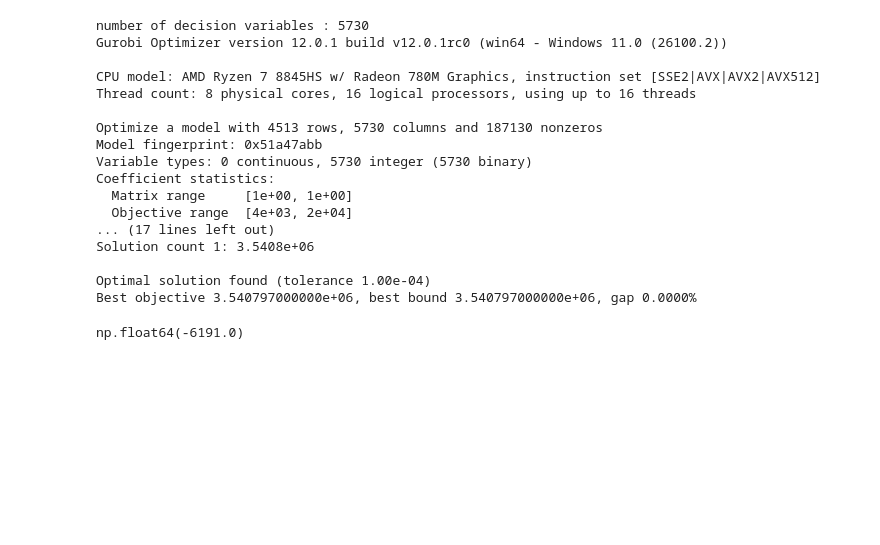
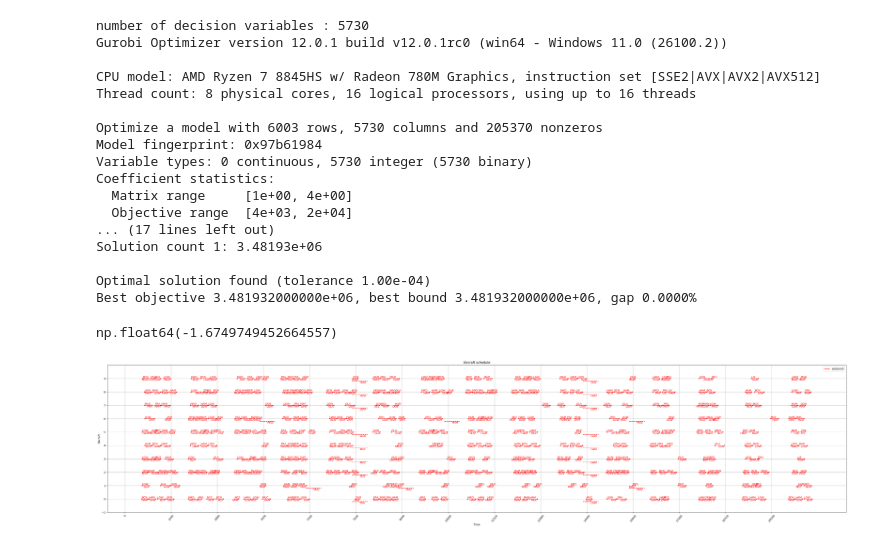
Before and after one commit to Mr-MT1234/projet_optimisation_s8, a Jupyter notebook: inspection_maintenance.ipynb, the cells around one changed output. Drawn from its saved outputs; the diff is of its cells as text; code cells hidden in the pictures; blank space fills up the shorter version.

```diff
--- a/inspection_maintenance.ipynb
+++ b/inspection_maintenance.ipynb
@@ -44,7 +41,7 @@ def solution_path(d: float, p: int, h: int, test_index: int, max_d: int):
 #     except Exception as e:
 #         print(f'{density}\t| {planes}\t| {horizon}\t| {index}\t| {type(e)}')
 # %%
-instance = (1,10,15,0, 4)
+instance = (1,10,15,0, 5)
 # %%
 instances = [
     (0.5, 10, 30, 8),
@@ -73,20 +68,24 @@ Gurobi Optimizer version 12.0.1 build v12.0.1rc0 (win64 - Windows 11.0 (26100.2)
 CPU model: AMD Ryzen 7 8845HS w/ Radeon 780M Graphics, instruction set [SSE2|AVX|AVX2|AVX512]
 Thread count: 8 physical cores, 16 logical processors, using up to 16 threads
 
-Optimize a model with 4513 rows, 5730 columns and 187130 nonzeros
-Model fingerprint: 0x51a47abb
+Optimize a model with 6003 rows, 5730 columns and 205370 nonzeros
+Model fingerprint: 0x97b61984
 Variable types: 0 continuous, 5730 integer (5730 binary)
 Coefficient statistics:
-  Matrix range     [1e+00, 1e+00]
+  Matrix range     [1e+00, 4e+00]
   Objective range  [4e+03, 2e+04]
 ... (17 lines left out)
-Solution count 1: 3.5408e+06
+Solution count 1: 3.48193e+06
 
 Optimal solution found (tolerance 1.00e-04)
-Best objective 3.540797000000e+06, best bound 3.540797000000e+06, gap 0.0000%
+Best objective 3.481932000000e+06, best bound 3.481932000000e+06, gap 0.0000%
 # %%
 solution = FlightSolutionMaintenance.from_file(solution_path(*instance), problem)
 # %%
-(solution_found_1.cost - solution.cost)
+(solution_found_1.cost - solution.cost) / solution.cost *100
 # %% [output]
-np.float64(-6191.0)
+np.float64(-1.6749749452664557)
+# %%
+_ = reporter.plot_solution([solution_found_1])
+# %% [output]
+[figure, added]
```
Also changed, not shown: parts of 7 cells of this notebook, 2 other files.
